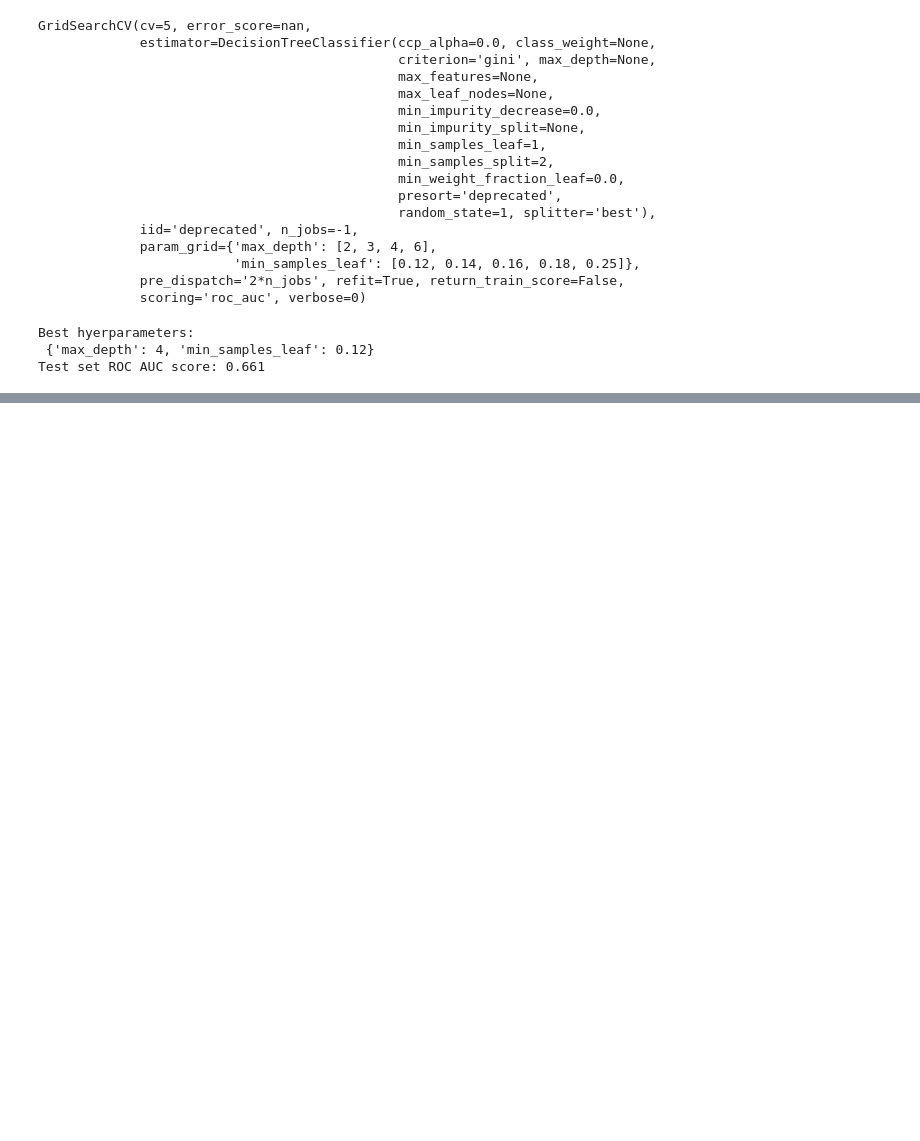
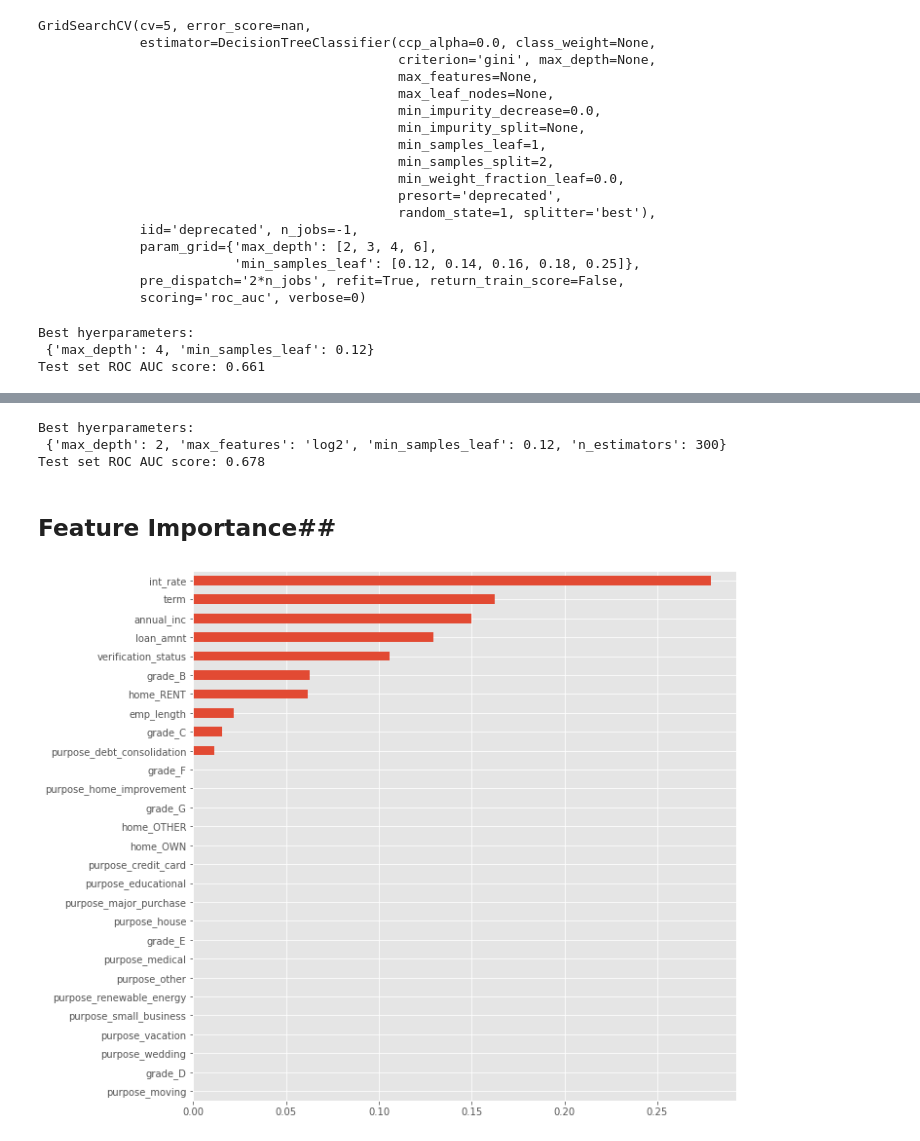
Before and after one commit to ancastillar/How-important-is-the-income-source-of-a-loan-applicant-, a Jupyter notebook: Model_LOAN_Random_Forest.ipynb, the cells around one changed output, grey strips where cells are left out. Drawn from its saved outputs; the diff is of its cells as text; code cells hidden in the pictures; blank space fills up the shorter version.

```diff
--- a/Model_LOAN_Random_Forest.ipynb
+++ b/Model_LOAN_Random_Forest.ipynb
@@ -157,0 +226,14 @@ Test set ROC AUC score: 0.661
+# %%
+rf = RandomForestClassifier(random_state=SEED)
+# %%
+#params
+params_rf = {'max_features':['log2','sqrt'],'n_estimators':[300,400,500,800],'max_depth':[2,3,4,6], 'min_samples_leaf':[0.12, 0.14, 0.16, 0.18,0.25]}
+# %%
+# Instantiate grid_dt
+grid_rf = GridSearchCV(estimator=rf,
+                       param_grid=params_rf,
+                       scoring='neg_mean_squared_error',
+                       cv=5,
+                       n_jobs=-1)
+#training
+grid_rf.fit(X_train, y_train)
@@ -157,0 +258,30 @@ Test set ROC AUC score: 0.661
+# %%
+# Extract the best estimator
+best_model = grid_rf.best_estimator_
+best_hyperparams = grid_rf.best_params_
+print('Best hyerparameters:\n', best_hyperparams)
+
+# Predict the test set probabilities of the positive class
+y_pred_proba = best_model.predict_proba(X_test)[:,1]
+
+# Compute test_roc_auc
+test_roc_auc = roc_auc_score(y_test, y_pred_proba)
+
+# Print test_roc_auc
+print('Test set ROC AUC score: {:.3f}'.format(test_roc_auc))
+# %% [output]
+Best hyerparameters:
+ {'max_depth': 2, 'max_features': 'log2', 'min_samples_leaf': 0.12, 'n_estimators': 300}
+Test set ROC AUC score: 0.678
+# %% [markdown]
+## Feature Importance##
+# %%
+plt.rcParams["figure.figsize"] = (10,10)
+importance_rf=pd.Series(best_model.feature_importances_, index=X.columns)
+
+#Sort importance_rf
+
+sorted_importance_rf= importance_rf.sort_values()
+sorted_importance_rf.plot(kind='barh');
+# %% [output]
+[figure, added]
```
Also changed, not shown: parts of 6 cells of this notebook.
